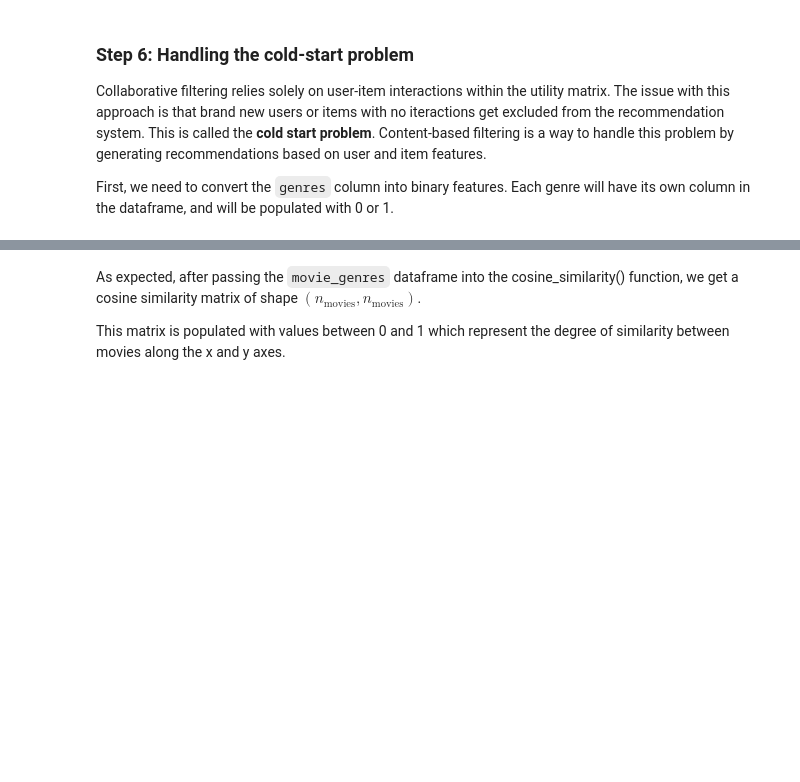
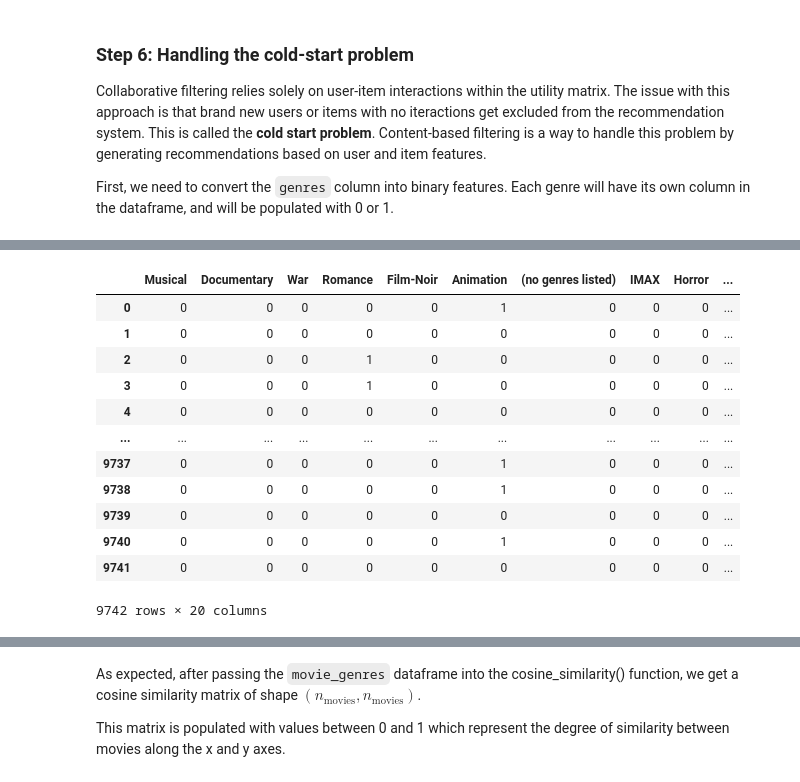
Before and after one commit to TaiNgo2112003/Demo_Team1, a Jupyter notebook: tutorial_walkthrough.ipynb, the cells around one changed output, grey strips where cells are left out. Drawn from its saved outputs; the diff is of its cells as text; code cells hidden in the pictures; blank space fills up the shorter version.

```diff
--- a/tutorial_walkthrough.ipynb
+++ b/tutorial_walkthrough.ipynb
@@ -342,12 +596,26 @@ print(f"There are {n_movies} unique movies in our movies dataset.")
 # %%
-genres = set(_____ movies['genres'] ____)
-
+genres = set(g for G in movies ['genres'] for g in G )
+#genres
 for g in genres:
-    movies[g] = ________
+    movies[g] = movies.genres.transform(lambda x: int(g in x))
 
 movie_genres = movies.drop(columns=['movieId', 'title','genres'])
 # %%
-movie_genres.head()
+movie_genres
+# %% [output]
+|  | Musical | Documentary | War | Romance | Film-Noir | Animation | (no genres listed) | IMAX | Horror | ... |
+| 0 | 0 | 0 | 0 | 0 | 0 | 1 | 0 | 0 | 0 | ... |
+| 1 | 0 | 0 | 0 | 0 | 0 | 0 | 0 | 0 | 0 | ... |
+| 2 | 0 | 0 | 0 | 1 | 0 | 0 | 0 | 0 | 0 | ... |
+| 3 | 0 | 0 | 0 | 1 | 0 | 0 | 0 | 0 | 0 | ... |
+| 4 | 0 | 0 | 0 | 0 | 0 | 0 | 0 | 0 | 0 | ... |
+| ... | ... | ... | ... | ... | ... | ... | ... | ... | ... | ... |
+| 9737 | 0 | 0 | 0 | 0 | 0 | 1 | 0 | 0 | 0 | ... |
+| 9738 | 0 | 0 | 0 | 0 | 0 | 1 | 0 | 0 | 0 | ... |
+| 9739 | 0 | 0 | 0 | 0 | 0 | 0 | 0 | 0 | 0 | ... |
+| 9740 | 0 | 0 | 0 | 0 | 0 | 1 | 0 | 0 | 0 | ... |
+| 9741 | 0 | 0 | 0 | 0 | 0 | 0 | 0 | 0 | 0 | ... |
+9742 rows × 20 columns
 # %%
 from sklearn.metrics.pairwise import cosine_similarity
 
```
Also changed, not shown: parts of 75 cells of this notebook.
